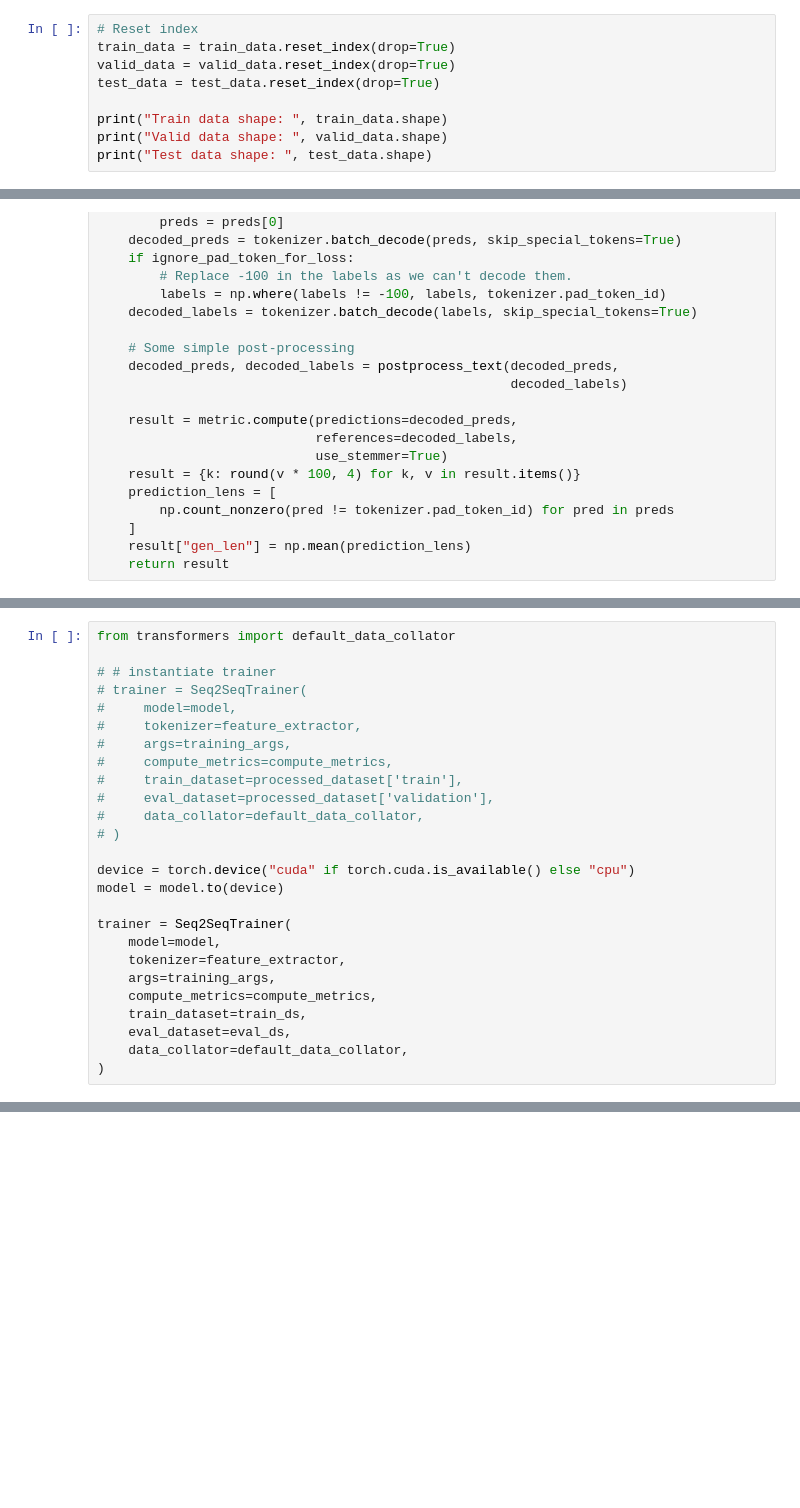
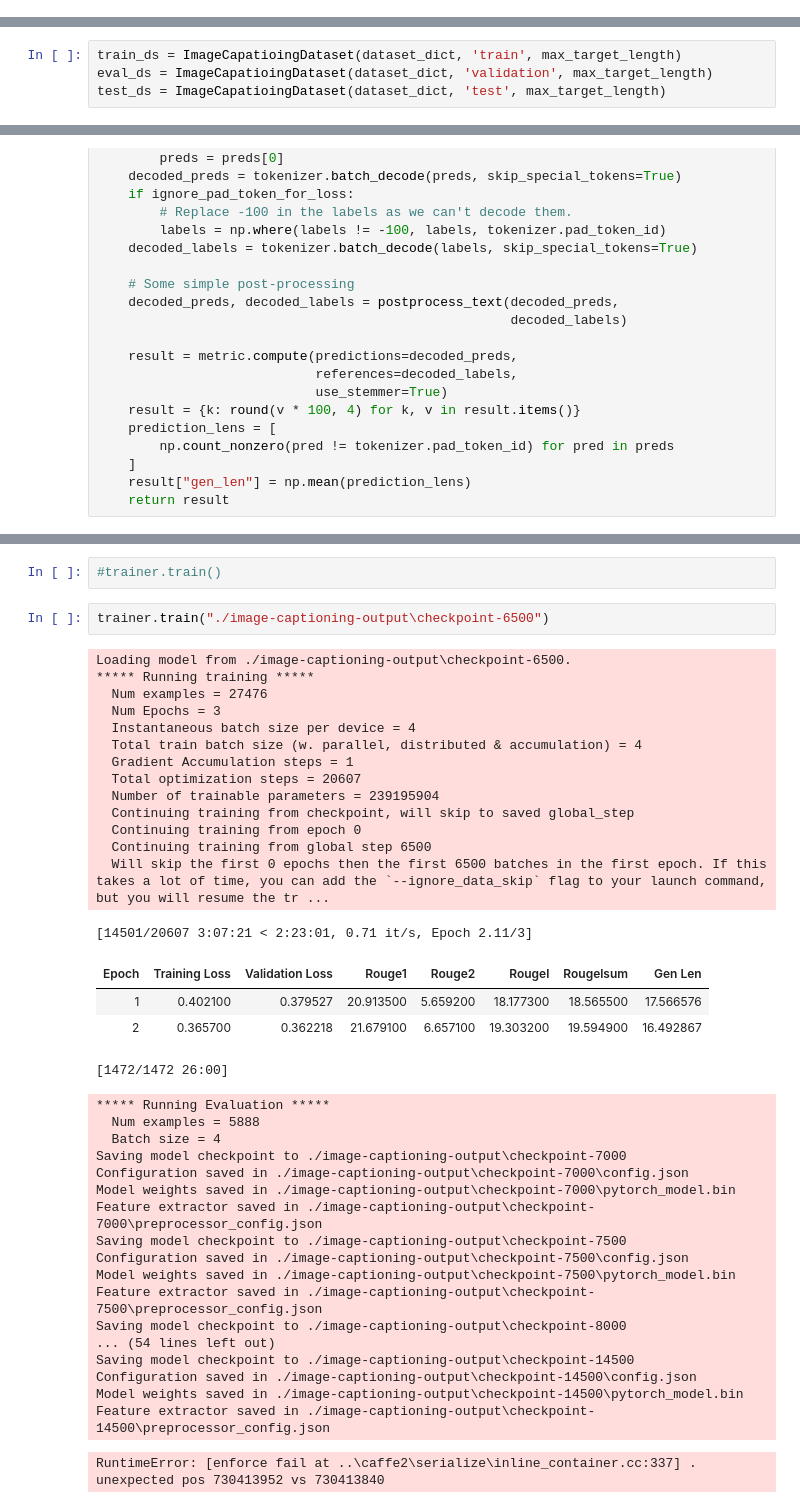
Before and after one commit to rohithaug/roco-image-captioning, a Jupyter notebook: gpt2-image-captioning.ipynb, the cells around one changed output, grey strips where cells are left out. Cells and saved outputs as stored; diff of their text form; blank space fills up the shorter version.

```diff
--- a/gpt2-image-captioning.ipynb
+++ b/gpt2-image-captioning.ipynb
@@ -174,12 +178,3 @@ Test data shape:  (81, 5)
 train_data = train_data.sample(frac=train_data_percentage/100, random_state=42)
 valid_data = valid_data.sample(frac=valid_data_percentage/100, random_state=42)
 test_data = test_data.sample(frac=test_data_percentage/100, random_state=42)
-# %%
-# Reset index
-train_data = train_data.reset_index(drop=True)
-valid_data = valid_data.reset_index(drop=True)
-test_data = test_data.reset_index(drop=True)
-
-print("Train data shape: ", train_data.shape)
-print("Valid data shape: ", valid_data.shape)
-print("Test data shape: ", test_data.shape)
@@ -338,3 +328,7 @@ eval_ds = ImageCapatioingDataset(dataset_dict, 'validation', 64)
+# %%
+train_ds = ImageCapatioingDataset(dataset_dict, 'train', max_target_length)
+eval_ds = ImageCapatioingDataset(dataset_dict, 'validation', max_target_length)
+test_ds = ImageCapatioingDataset(dataset_dict, 'test', max_target_length)
 # %% [markdown]
 ## Define seq2seq training argumentsPermalink
 # %%
@@ -395,26 +388,0 @@ def compute_metrics(eval_preds):
-# %%
-from transformers import default_data_collator
-
-# # instantiate trainer
-# trainer = Seq2SeqTrainer(
-#     model=model,
-#     tokenizer=feature_extractor,
-#     args=training_args,
-#     compute_metrics=compute_metrics,
-#     train_dataset=processed_dataset['train'],
-#     eval_dataset=processed_dataset['validation'],
-#     data_collator=default_data_collator,
-# )
-
-device = torch.device("cuda" if torch.cuda.is_available() else "cpu")
-model = model.to(device)
-
-trainer = Seq2SeqTrainer(
-    model=model,
-    tokenizer=feature_extractor,
-    args=training_args,
-    compute_metrics=compute_metrics,
-    train_dataset=train_ds,
-    eval_dataset=eval_ds,
-    data_collator=default_data_collator,
-)
@@ -490,0 +417,41 @@ for index, row in test_data.iterrows():
+# %%
+#trainer.train()
+# %%
+trainer.train("./image-captioning-output\checkpoint-6500")
+# %% [output]
+Loading model from ./image-captioning-output\checkpoint-6500.
+***** Running training *****
+  Num examples = 27476
+  Num Epochs = 3
+  Instantaneous batch size per device = 4
+  Total train batch size (w. parallel, distributed & accumulation) = 4
+  Gradient Accumulation steps = 1
+  Total optimization steps = 20607
+  Number of trainable parameters = 239195904
+  Continuing training from checkpoint, will skip to saved global_step
+  Continuing training from epoch 0
+  Continuing training from global step 6500
+  Will skip the first 0 epochs then the first 6500 batches in the first epoch. If this takes a lot of time, you can add the `--ignore_data_skip` flag to your launch command, but you will resume the tr ...
+[14501/20607 3:07:21 < 2:23:01, 0.71 it/s, Epoch 2.11/3]
+| Epoch | Training Loss | Validation Loss | Rouge1 | Rouge2 | Rougel | Rougelsum | Gen Len |
+| 1 | 0.402100 | 0.379527 | 20.913500 | 5.659200 | 18.177300 | 18.565500 | 17.566576 |
+| 2 | 0.365700 | 0.362218 | 21.679100 | 6.657100 | 19.303200 | 19.594900 | 16.492867 |
+[1472/1472 26:00]
+***** Running Evaluation *****
+  Num examples = 5888
+  Batch size = 4
+Saving model checkpoint to ./image-captioning-output\checkpoint-7000
+Configuration saved in ./image-captioning-output\checkpoint-7000\config.json
+Model weights saved in ./image-captioning-output\checkpoint-7000\pytorch_model.bin
+Feature extractor saved in ./image-captioning-output\checkpoint-7000\preprocessor_config.json
+Saving model checkpoint to ./image-captioning-output\checkpoint-7500
+Configuration saved in ./image-captioning-output\checkpoint-7500\config.json
+Model weights saved in ./image-captioning-output\checkpoint-7500\pytorch_model.bin
+Feature extractor saved in ./image-captioning-output\checkpoint-7500\preprocessor_config.json
+Saving model checkpoint to ./image-captioning-output\checkpoint-8000
+... (54 lines left out)
+Saving model checkpoint to ./image-captioning-output\checkpoint-14500
+Configuration saved in ./image-captioning-output\checkpoint-14500\config.json
+Model weights saved in ./image-captioning-output\checkpoint-14500\pytorch_model.bin
+Feature extractor saved in ./image-captioning-output\checkpoint-14500\preprocessor_config.json
+RuntimeError: [enforce fail at ..\caffe2\serialize\inline_container.cc:337] . unexpected pos 730413952 vs 730413840
```
Also changed, not shown: parts of 33 cells of this notebook.
